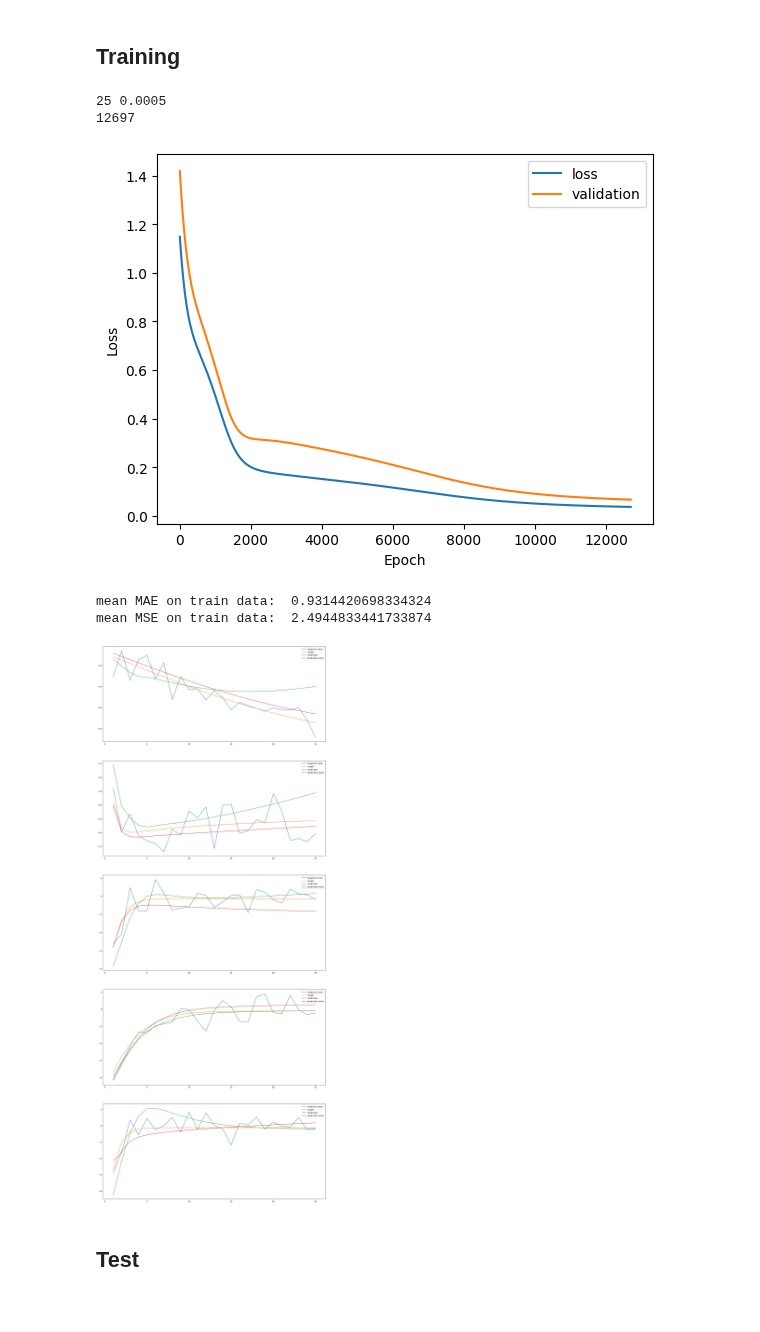
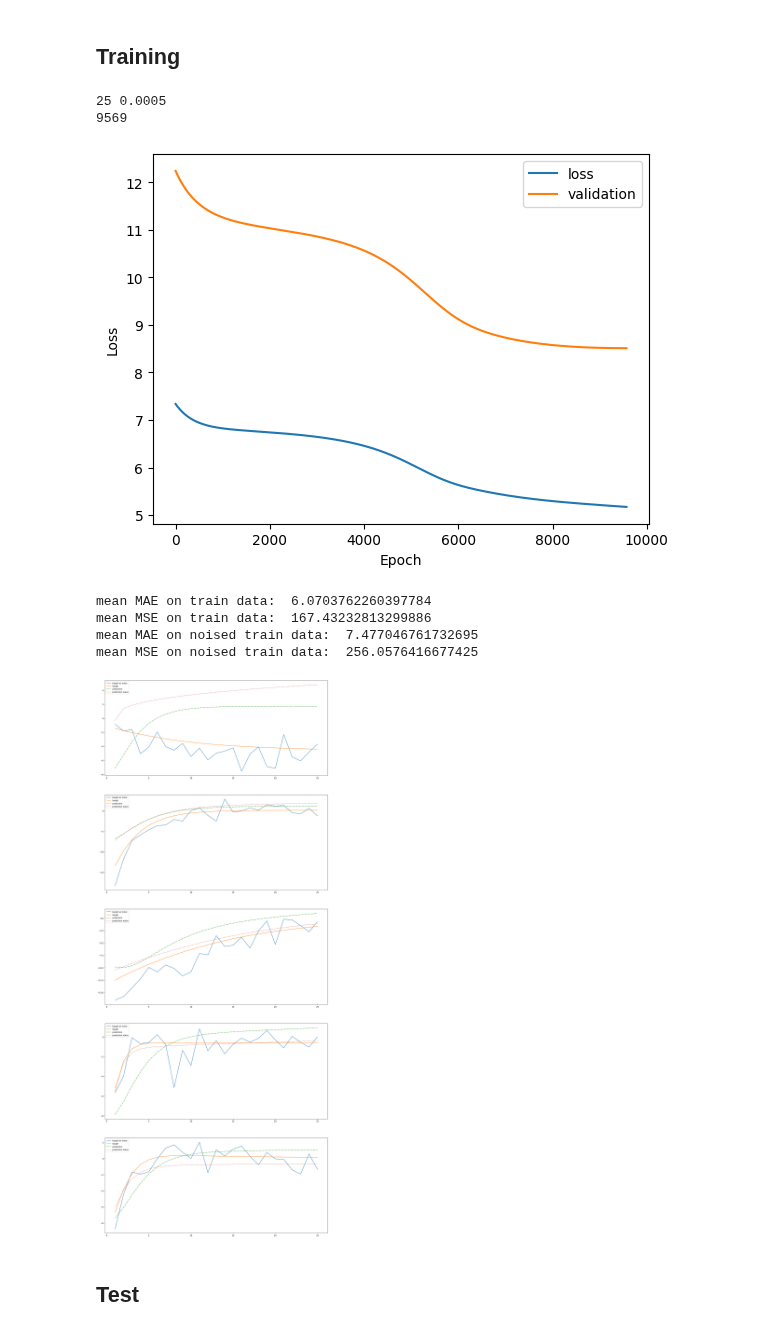
Before and after one commit to FrankwaP/subSISTM, a Jupyter notebook: models/ODE-RNN/RNN - LSTM.ipynb, the cells around one changed output. Cells and saved outputs as stored; diff of their text form; code cells hidden in the pictures.

```diff
--- a/models/ODE-RNN/RNN - LSTM.ipynb
+++ b/models/ODE-RNN/RNN - LSTM.ipynb
@@ -50,12 +50,12 @@ class LSTM(nn.Module):
     #sizes are the number of nodes for respective layers, as ints
     #input_size should be the numbers of variables in input, output_size the number of variables predicted
     #hidden_size should be chosen after experimentation, since we only have one layer it should be more than the number of variables
-    def __init__(self, input_size, hidden_size, output_size, **kwds):
+    def __init__(self, input_size, hidden_size, output_size, num_layers=1, **kwds):
         super().__init__(**kwds)
         #Number of nodes of the hidden layer (used for init)
         self.hidden_size = hidden_size
         #Weights
-        self.i2h = nn.LSTM(input_size=input_size, hidden_size=hidden_size, batch_first=True)
+        self.i2h = nn.LSTM(input_size=input_size, hidden_size=hidden_size, num_layers=num_layers, batch_first=True)
         self.h2o = nn.Linear(hidden_size, output_size)
 
 
@@ -73,9 +73,10 @@ CSV_Dtest = "../../data/synthetic_bph_1/Simulations/01_test.csv"
 CSV_RES_R = "../../data/synthetic_bph_1/Résultats R script/"
 TRAINING_NUMBER = 400
 USE_NOISY_DATA = False
-USE_MIXED_EFFECT = False
+USE_MIXED_EFFECT = True
 timestep_skip = 1
-MODEL = RNN
+MODEL = LSTM
+RE = 'Mixed' if USE_MIXED_EFFECT else 'Fixed'
 # %%
 #data loading
 data = pd.read_csv(CSV_FILE, sep=";", decimal=",")
@@ -166,7 +167,7 @@ criterion = torch.nn.MSELoss()
 epoch = 20000
 eps = 0.0005
 # %%
-#Training with convergence criteria and GridSearch
+#Training with convergence criteria and GridSearch with RNN
 min_loss = float('inf')
 for h in hidden_size:
     for lr in learning_rate:
@@ -201,7 +202,7 @@ print(h, lr)
 print(nb_epochs)
 # %% [output]
 25 0.0005
-12697
+9569
 # %%
 #plot loss
 plt.xlabel('Epoch')
@@ -212,21 +213,21 @@ plt.plot(loss_val, label = "validation")
 plt.legend()
 plt.show()
 # %% [output]
-[figure, old version]
+[figure, new version]
 # %%
 #unscale data and aggregate training set
 multi_index = pd.MultiIndex.from_product([N_train, range(y_pred.shape[1])], names=['individus', 'temps'])
-df = pd.DataFrame(index = multi_index, data = y_pred.detach().numpy().flatten(), columns=['y_pred'])
+df = pd.DataFrame(index = multi_index, data = y_pred.detach().numpy().flatten(), columns=['y_pred_' + MODEL.__name__ + '_' + RE])
 df = df.reset_index()
 df = df.set_index(data_train.index)
-df.loc[:,'y_pred'] = scaler_y.inverse_transform(df[['y_pred']])
+df.loc[:,'y_pred_' + MODEL.__name__ + '_' + RE] = scaler_y.inverse_transform(df[['y_pred_' + MODEL.__name__ + '_' + RE]])
 data_train.loc[:,y_labels] = scaler_y.inverse_transform(data_train[y_labels])
 
 multi_index = pd.MultiIndex.from_product([N_val, range(y_val.shape[1])], names=['individus', 'temps'])
-df_val = pd.DataFrame(index = multi_index, data = y_val.detach().numpy().flatten(), columns=['y_pred'])
+df_val = pd.DataFrame(index = multi_index, data = y_val.detach().numpy().flatten(), columns=['y_pred_' + MODEL.__name__ + '_' + RE])
 df_val = df_val.reset_index()
 df_val = df_val.set_index(data_val.index)
-df_val.loc[:,'y_pred'] = scaler_y.inverse_transform(df_val[['y_pred']])
+df_val.loc[:,'y_pred_' + MODEL.__name__ + '_' + RE] = scaler_y.inverse_transform(df_val[['y_pred_' + MODEL.__name__ + '_' + RE]])
 data_val.loc[:,y_labels] = scaler_y.inverse_transform(data_val[y_labels])
 
 df = pd.concat((df,df_val))
@@ -235,40 +236,49 @@ data_train = pd.concat((data_train, data_val))
 #Results on training
 MAE_list_train = []
 MSE_list_train = []
+MAE_list_train_obs = []
+MSE_list_train_obs = []
 for k in range(1,501):
-    pred_k = df[(df['temps']>5) & (df['individus'] == k)]['y_pred']
+    pred_k = df[(df['temps']>5) & (df['individus'] == k)]['y_pred_' + MODEL.__name__ + '_' + RE]
     target_k = data_train[(data_train['temps']>5) & (data_train['individus'] == k)][y_labels[0][:-4]]
+    target_k_obs = data_train[(data_train['temps']>5) & (data_train['individus'] == k)][y_labels]
     MAE_list_train.append(MAE(pred_k, target_k))
     MSE_list_train.append(MSE(pred_k, target_k))
+    MAE_list_train_obs.append(MAE(pred_k, target_k_obs))
+    MSE_list_train_obs.append(MSE(pred_k, target_k_obs))
 print("mean MAE on train data: ", np.mean(MAE_list_train))
 print("mean MSE on train data: ", np.mean(MSE_list_train))
+print("mean MAE on noised train data: ", np.mean(MAE_list_train_obs))
+print("mean MSE on noised train data: ", np.mean(MSE_list_train_obs))
 # %% [output]
-mean MAE on train data:  0.9314420698334324
-mean MSE on train data:  2.4944833441733874
+mean MAE on train data:  6.0703762260397784
+mean MSE on train data:  167.43232813299886
+mean MAE on noised train data:  7.477046761732695
+mean MSE on noised train data:  256.0576416677425
 # %%
 #Plot 4 random curves from training data and worst individual
 n = 5
 ex = np.random.choice(N_train, n)
 fig, axs = plt.subplots(n)
 fig.set_figwidth(20)
 fig.set_figheight(50)
 for k in range(n):
     axs[k].plot(data_train[(data_train['temps']!=0) & (data_train['individus']== ex[k])]['temps'],
                 data_train[(data_train['temps']!=0) & (data_train['individus']== ex[k])][y_labels],
                 label= 'target w/ noise')
     axs[k].plot(data_train[(data_train['temps']!=0) & (data_train['individus']== ex[k])]['temps'],
                 data_train[(data_train['temps']!=0) & (data_train['individus']== ex[k])][y_labels[0][:-4]],
                 label= 'target')
     axs[k].plot(df[(data_train['temps']!=0) & (df['individus']== ex[k])]['temps'],
-                df[(df['temps']!=0) & (df['individus']==ex[k])]['y_pred'],
-                label= 'prediction')
+                df[(df['temps']!=0) & (df['individus']==ex[k])]['y_pred_' + MODEL.__name__ + '_' + RE],
+                label= 'prediction', linestyle='dashdot')
     axs[k].plot(predictions_R_train[(predictions_R_train['temps']!=0) & (predictions_R_train['individus']== ex[k])]['temps'],
                 predictions_R_train[(predictions_R_train['temps']!=0) & (predictions_R_train['individus']== ex[k])]['pred_naif_fixed'],
-                label= 'prediction naïve')
+                label= 'prediction naïve', linestyle='dotted')
     axs[k].legend()
-plt.savefig("../../models/ODE-RNN/Résultats/"+ "TRAIN_" + MODEL.__name__ + "_Mixed" + str(USE_MIXED_EFFECT) + "_Timestep" + str(timestep_skip) + ".png")
+plt.savefig("../../models/ODE-RNN/Résultats/"+ "TRAIN_" + MODEL.__name__ + "_" + RE + "_Timestep" + str(timestep_skip) + ".png")
 # %% [output]
-[figure, old version]
+[figure, new version]
 # %% [markdown]
 ## Test
 # %%
```
Also changed, not shown: parts of 8 cells of this notebook, 1 other file.
